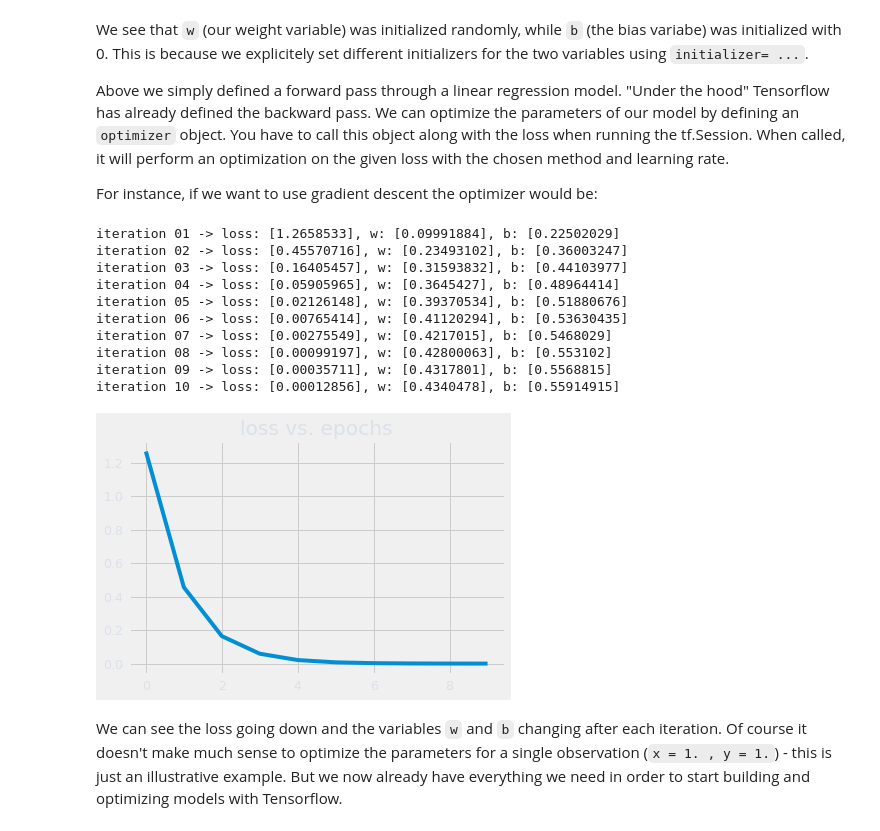
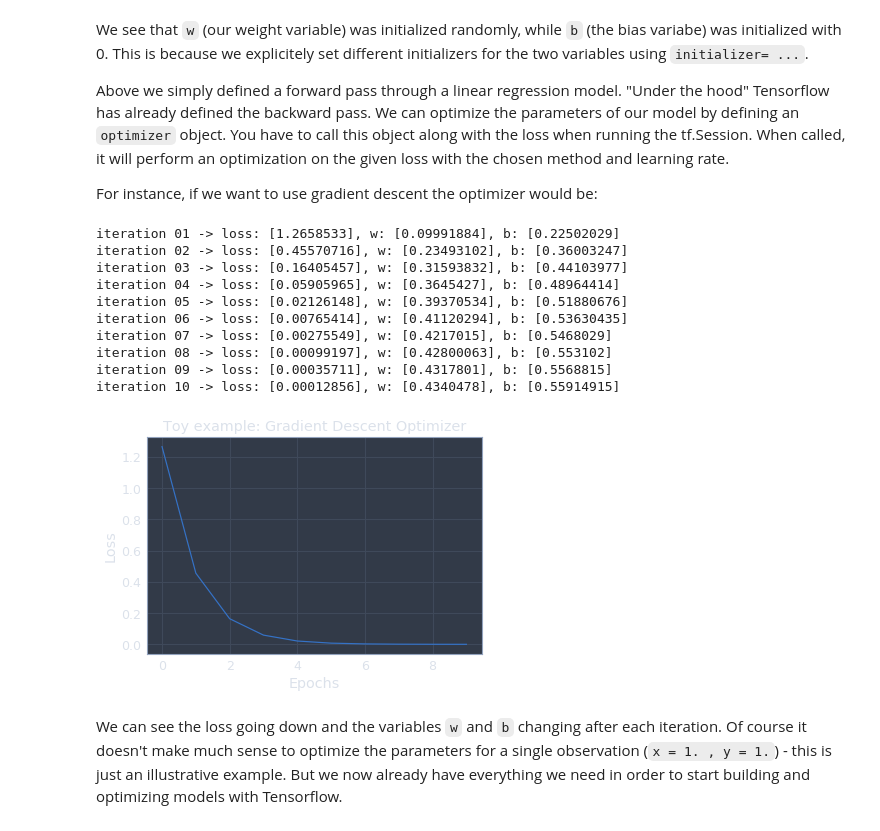
Before and after one commit to alyonavyshnevska/ml-in-prec-med, a Jupyter notebook: 07_TensorFlow_Medical_Image_Classification/07_TensorFlow_Medical_Image_Classification.ipynb, the cells around one changed output. Cells and saved outputs as stored; diff of their text form; code cells hidden in the pictures.

Commit message:
add more documentation and more descriptive graphs

```diff
--- a/07_TensorFlow_Medical_Image_Classification/07_TensorFlow_Medical_Image_Classification.ipynb
+++ b/07_TensorFlow_Medical_Image_Classification/07_TensorFlow_Medical_Image_Classification.ipynb
@@ -256,42 +259,43 @@ Above we simply defined a forward pass through a linear regression model. "Under
 For instance, if we want to use gradient descent the optimizer would be:
 # %%
 # define the optimizer:
-plt.style.use('fivethirtyeight')
 optimizer = tf.train.GradientDescentOptimizer(learning_rate=0.1).minimize(loss)
 
 loss_hist = []
 
 with tf.Session() as sess:
 
     # initialize the variables:
     sess.run(init)
 
     # perform 10 steps of optimization:
     for i in range(10):
 
         # we simply pass the same obsevation (x = 1. and y = 1.) 10 times
         _, c = sess.run([optimizer, loss], feed_dict={x: 1., y: 1.})
         loss_hist +=[c]
         weight = sess.run(w)
         bias = sess.run(b)
 
         print('iteration {:0>2} -> loss: {}, w: {}, b: {}'.format(i+1, c, weight, bias))
 
-plt.title("loss vs. epochs")
+plt.title("Toy example: Gradient Descent Optimizer")
 plt.plot(loss_hist)
+plt.ylabel("Loss")
+plt.xlabel("Epochs")
 plt.show()
 # %% [output]
 iteration 01 -> loss: [1.2658533], w: [0.09991884], b: [0.22502029]
 iteration 02 -> loss: [0.45570716], w: [0.23493102], b: [0.36003247]
 iteration 03 -> loss: [0.16405457], w: [0.31593832], b: [0.44103977]
 iteration 04 -> loss: [0.05905965], w: [0.3645427], b: [0.48964414]
 iteration 05 -> loss: [0.02126148], w: [0.39370534], b: [0.51880676]
 iteration 06 -> loss: [0.00765414], w: [0.41120294], b: [0.53630435]
 iteration 07 -> loss: [0.00275549], w: [0.4217015], b: [0.5468029]
 iteration 08 -> loss: [0.00099197], w: [0.42800063], b: [0.553102]
 iteration 09 -> loss: [0.00035711], w: [0.4317801], b: [0.5568815]
 iteration 10 -> loss: [0.00012856], w: [0.4340478], b: [0.55914915]
-[figure, old version]
+[figure, new version]
 # %% [markdown]
 We can see the loss going down and the variables `w` and `b` changing after each iteration. Of course it doesn't make much sense to optimize the parameters for a single observation (`x = 1. , y = 1.`) - this is just an illustrative example. But we now already have everything we need in order to start building and optimizing models with Tensorflow.
 # %% [markdown]
```
Also changed, not shown: parts of 9 cells of this notebook.
